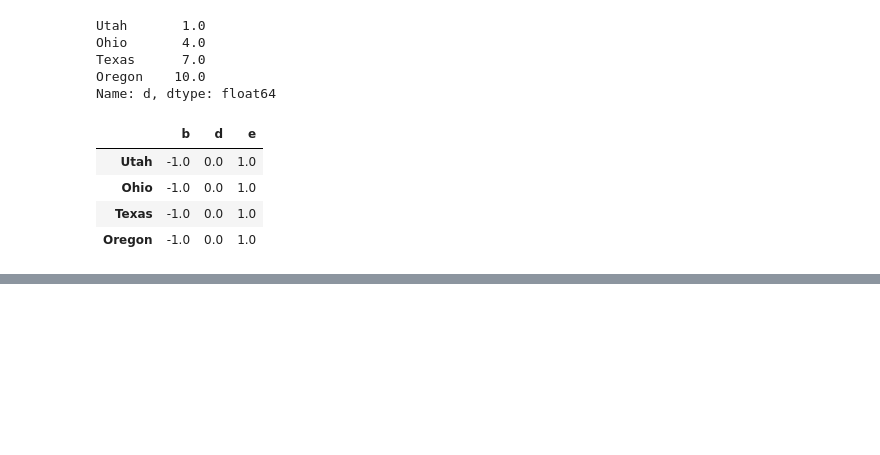
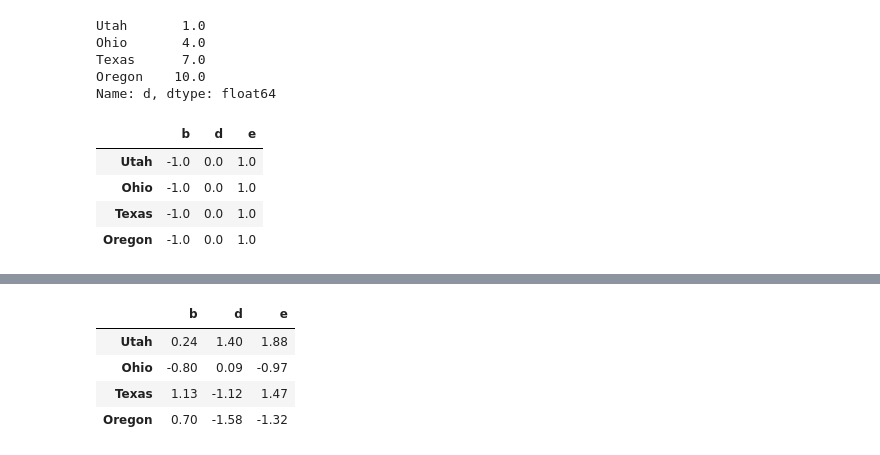
Before and after one commit to allaccountstaken/sandbox, a Jupyter notebook: PandasDrill.ipynb, the cells around one changed output, grey strips where cells are left out. Saved outputs shown, nothing was run; the diff lists cells and outputs as text; code cells hidden in the pictures; blank space fills up the shorter version.

```diff
--- a/PandasDrill.ipynb
+++ b/PandasDrill.ipynb
@@ -1002,0 +1074,12 @@ frame.sub(series3, axis='index')
+# %%
+# Element-wise Python functions can be used too with applymap. Series has a map method for applying an element-wise
+# function:
+my_format = lambda x: '%.2f' % x
+# %%
+frame.applymap(my_format)
+# %% [output]
+|  | b | d | e |
+| Utah | 0.24 | 1.40 | 1.88 |
+| Ohio | -0.80 | 0.09 | -0.97 |
+| Texas | 1.13 | -1.12 | 1.47 |
+| Oregon | 0.70 | -1.58 | -1.32 |
```
Also changed, not shown: parts of 15 cells of this notebook.
